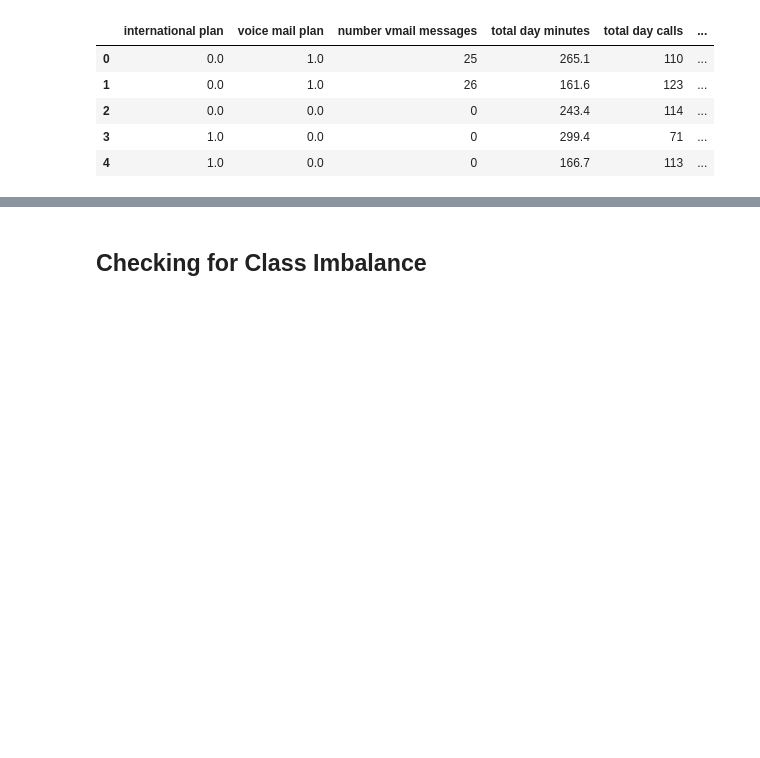
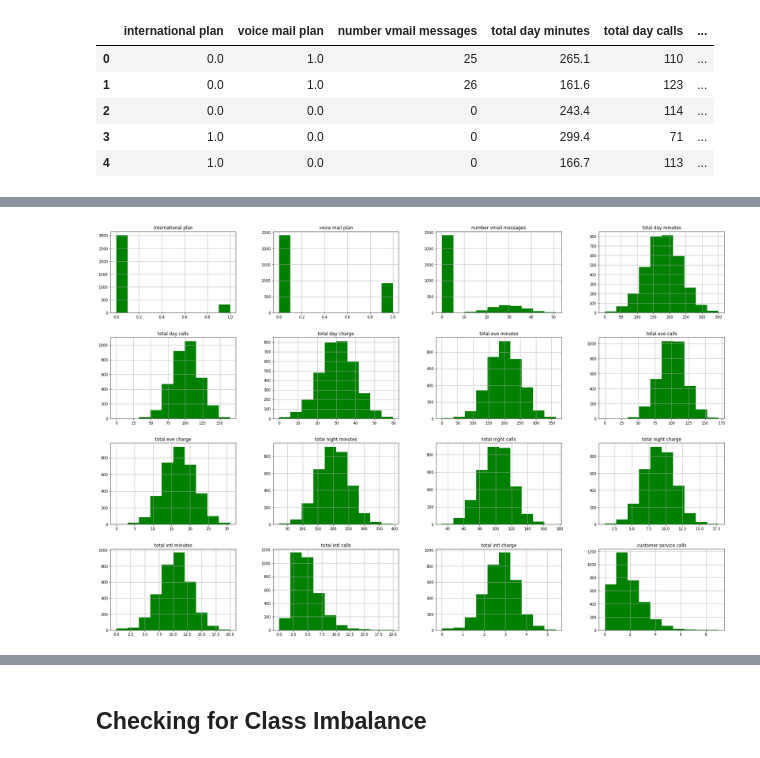
Before and after one commit to MendozaMellah/project_phase_3, a Jupyter notebook: project_3.ipynb, the cells around one changed output, grey strips where cells are left out. Cells and saved outputs as stored; diff of their text form; code cells hidden in the pictures; blank space fills up the shorter version.

```diff
--- a/project_3.ipynb
+++ b/project_3.ipynb
@@ -255,0 +259,7 @@ df.head()
+# %%
+#Checking for Distribution of Data in the dataset
+df2 = df.drop(columns='churn')
+df2.hist(figsize=(30,20), color = 'green')
+plt.show();
+# %% [output]
+[figure, added]
```
Also changed, not shown: parts of 75 cells of this notebook.
